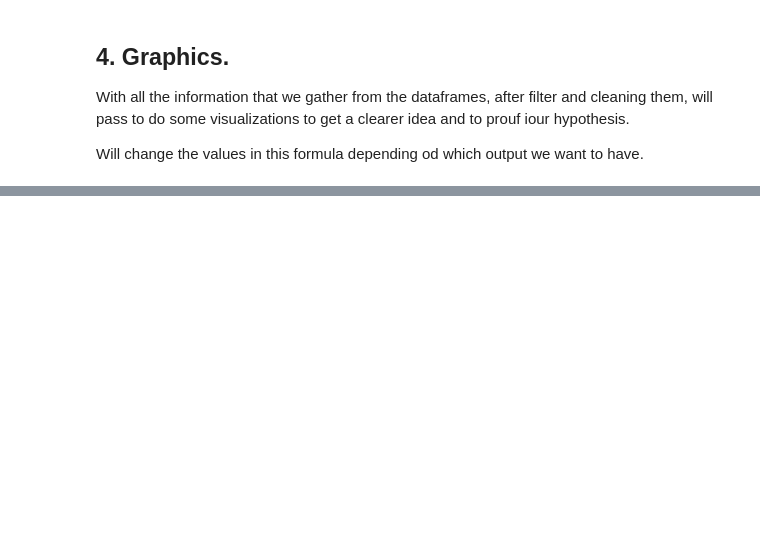
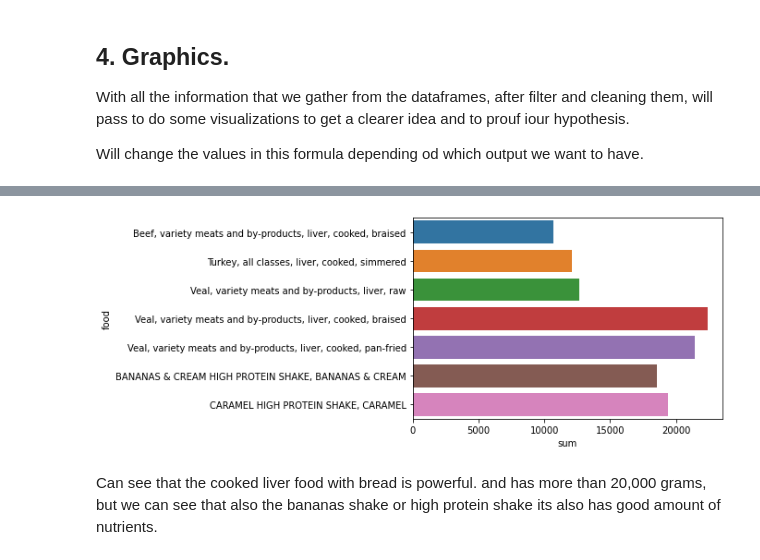
Before and after one commit to imalanz/PipeLine_proy2, a Jupyter notebook: analysis.ipynb, the cells around one changed output, grey strips where cells are left out. Saved outputs shown, nothing was run; the diff lists cells and outputs as text; code cells hidden in the pictures; blank space fills up the shorter version.

```diff
--- a/analysis.ipynb
+++ b/analysis.ipynb
@@ -391,0 +428,6 @@ plotly
+# %%
+more_than_14 = sns.barplot(y="food", x="sum", data=nutri12);
+# %% [output]
+[figure, added]
+# %% [markdown]
+Can see that the cooked liver food with bread is powerful. and has more than 20,000 grams, but we can see that also the bananas shake or high protein shake its also has good amount of nutrients.
```
Also changed, not shown: parts of 24 cells of this notebook, 1 other file.
